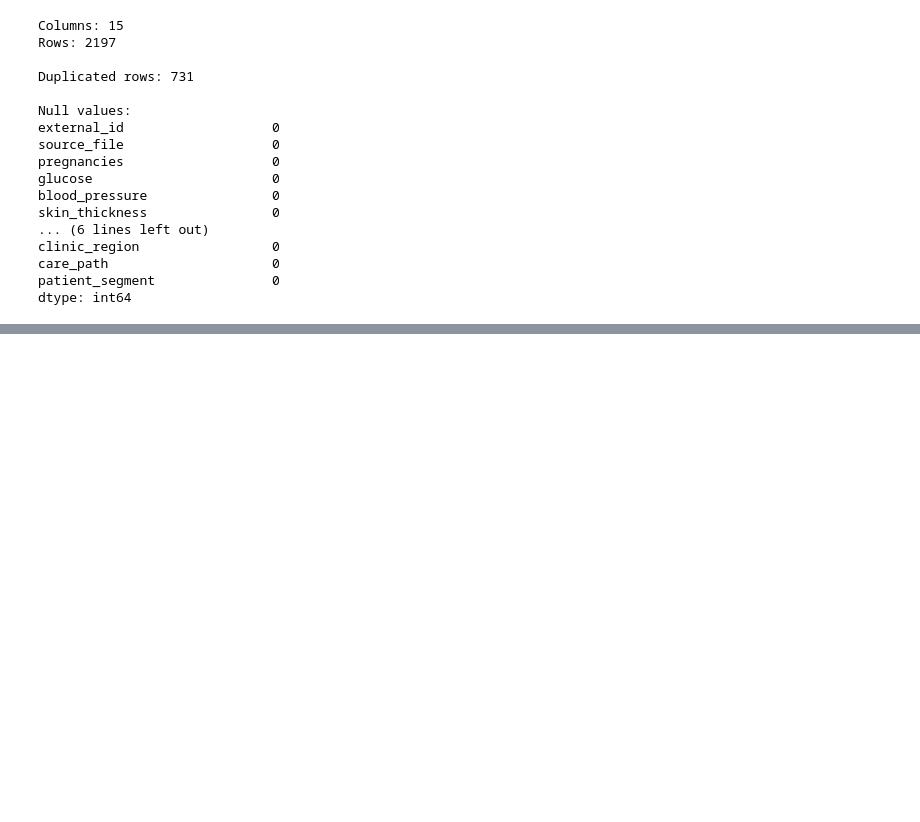
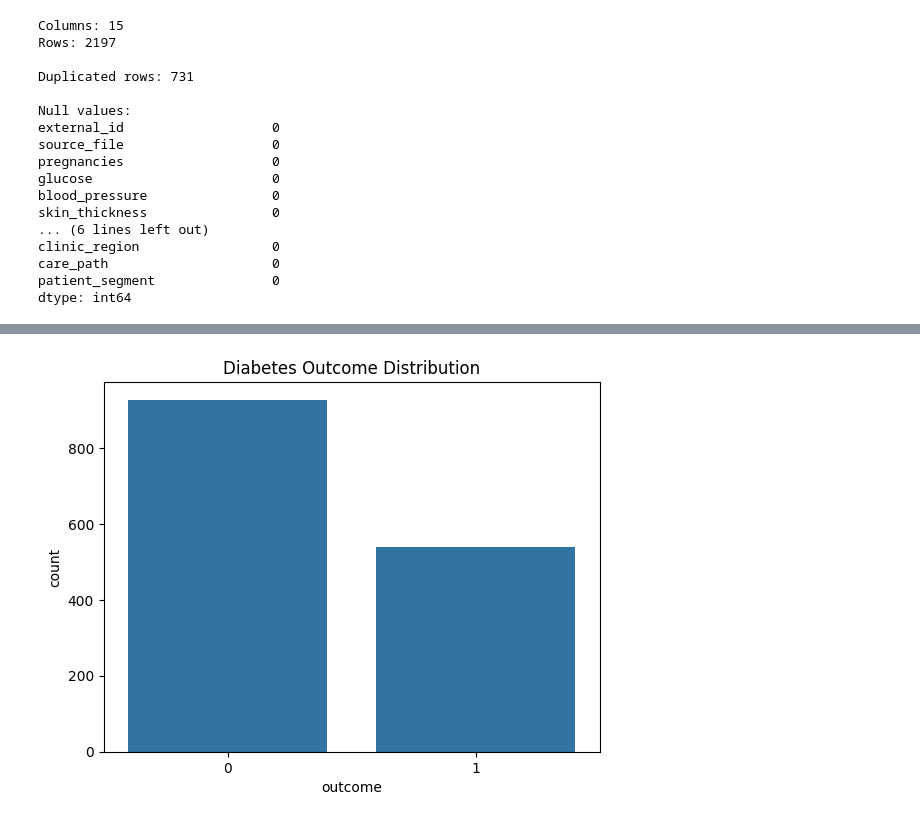
Before and after one commit to mateuszost2/Data-Eng-Final-Project, a Jupyter notebook: notebooks/eda.ipynb, the cells around one changed output, grey strips where cells are left out. Saved outputs shown, nothing was run; the diff lists cells and outputs as text; code cells hidden in the pictures; blank space fills up the shorter version.

Commit message:
add plots to notebook

```diff
--- a/notebooks/eda.ipynb
+++ b/notebooks/eda.ipynb
@@ -137,0 +148,7 @@ Duplicated rows: 0
+# %%
+# 1. Outcome distribution
+sns.countplot(x='outcome', data=df)
+plt.title('Diabetes Outcome Distribution')
+plt.show()
+# %% [output]
+[figure, added]
```
Also changed, not shown: parts of 5 cells of this notebook.
